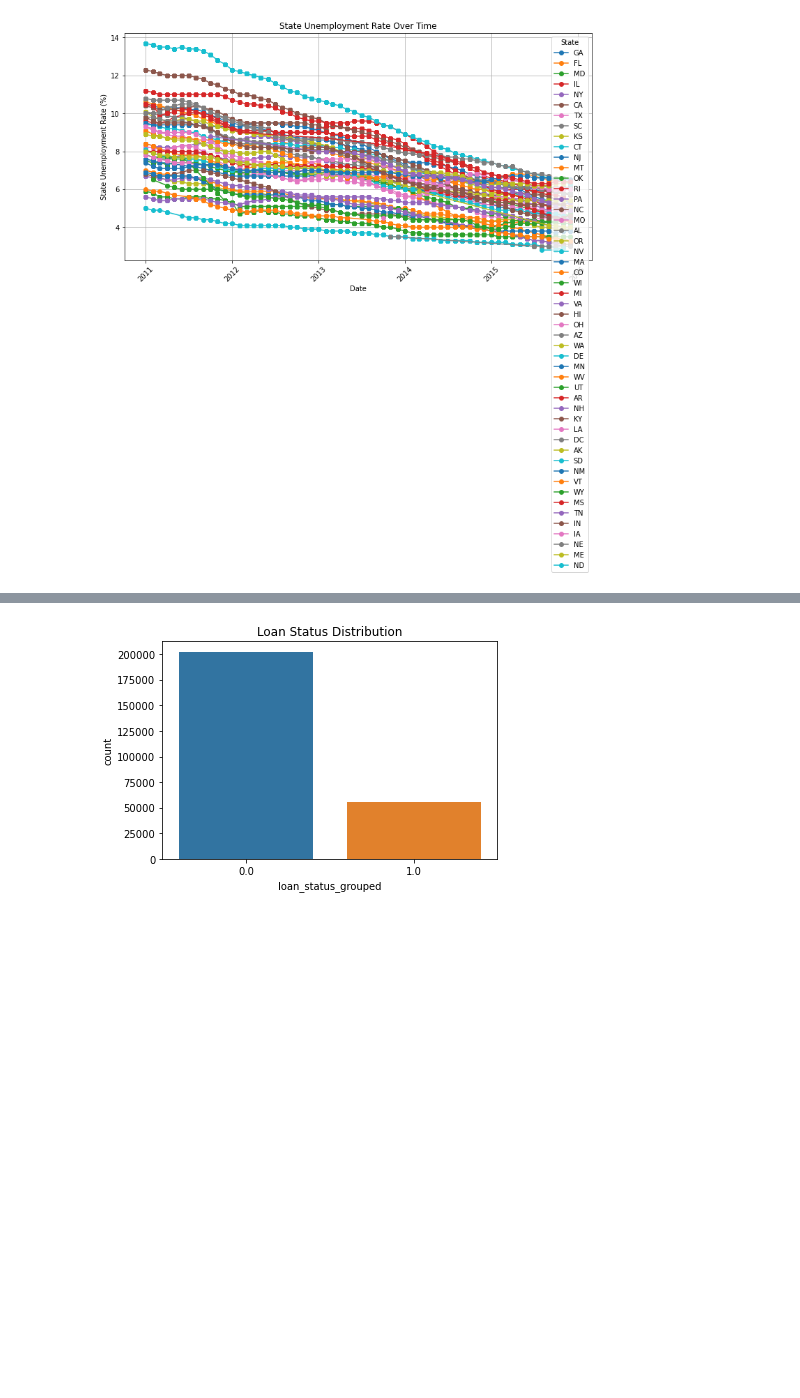
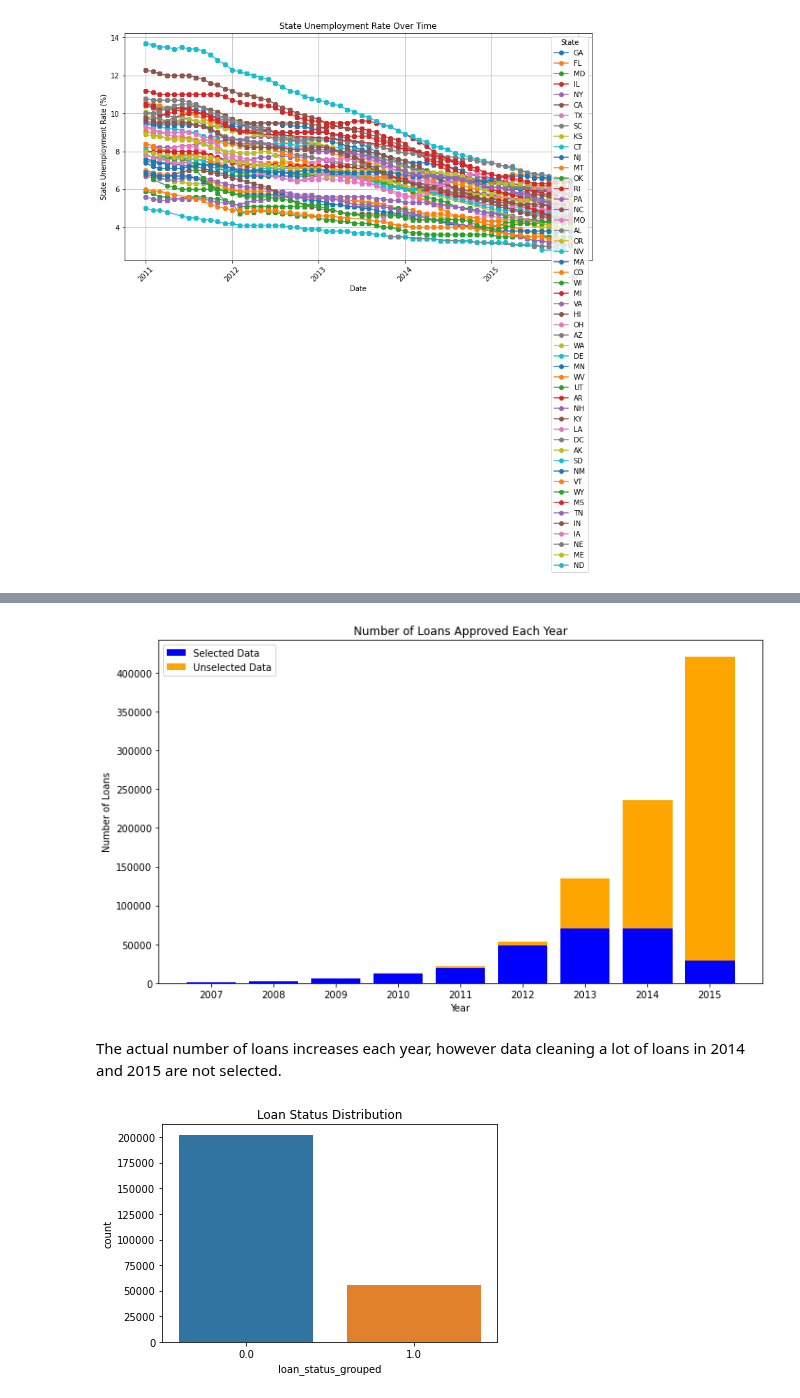
Before and after one commit to tanhl30/HE4045_Project, a Jupyter notebook: 1. Data Preparation/Data Cleaning and EDA.ipynb, the cells around one changed output, grey strips where cells are left out. Cells and saved outputs as stored; diff of their text form; code cells hidden in the pictures; blank space fills up the shorter version.

```diff
--- a/1. Data Preparation/Data Cleaning and EDA.ipynb
+++ b/1. Data Preparation/Data Cleaning and EDA.ipynb
@@ -586,3 +608,34 @@ plt.show()
+# %%
+transformed_counts = transformed_loan['issue_y'].value_counts().sort_index()
+
+# Count number of loans per year in loan
+loan['issue_d'] = pd.to_datetime(loan['issue_d'])
+loan['issue_y'] = loan['issue_d'].dt.year
+loan_counts = loan['issue_y'].value_counts().sort_index()
+
+# Calculate loans in loan but not in transformed_loan
+not_transformed_counts = loan_counts - transformed_counts.reindex(loan_counts.index, fill_value=0)
+
+# Plotting
+plt.figure(figsize=(10, 6))
+
+# Plot loans in transformed_loan
+plt.bar(transformed_counts.index, transformed_counts.values, color='blue', label='Selected Data')
+
+# Plot loans in loan but not in transformed_loan
+plt.bar(not_transformed_counts.index, not_transformed_counts.values, color='orange', bottom=transformed_counts.reindex(not_transformed_counts.index, fill_value=0), label='Unselected Data')
+
+plt.title('Number of Loans Approved Each Year')
+plt.xlabel('Year')
+plt.ylabel('Number of Loans')
+plt.xticks(loan_counts.index)  # Ensure all years are shown
+plt.legend()
+plt.tight_layout()
+plt.show()
+# %% [output]
+[figure, added]
+# %% [markdown]
+The actual number of loans increases each year, however data cleaning a lot of loans in 2014 and 2015 are not selected.
 # %%
 # loan_status_grouped is categorical variable, where 1 means default, 0 means fully paid or expected to fully paid.
 
```
Also changed, not shown: parts of 4 cells of this notebook.
